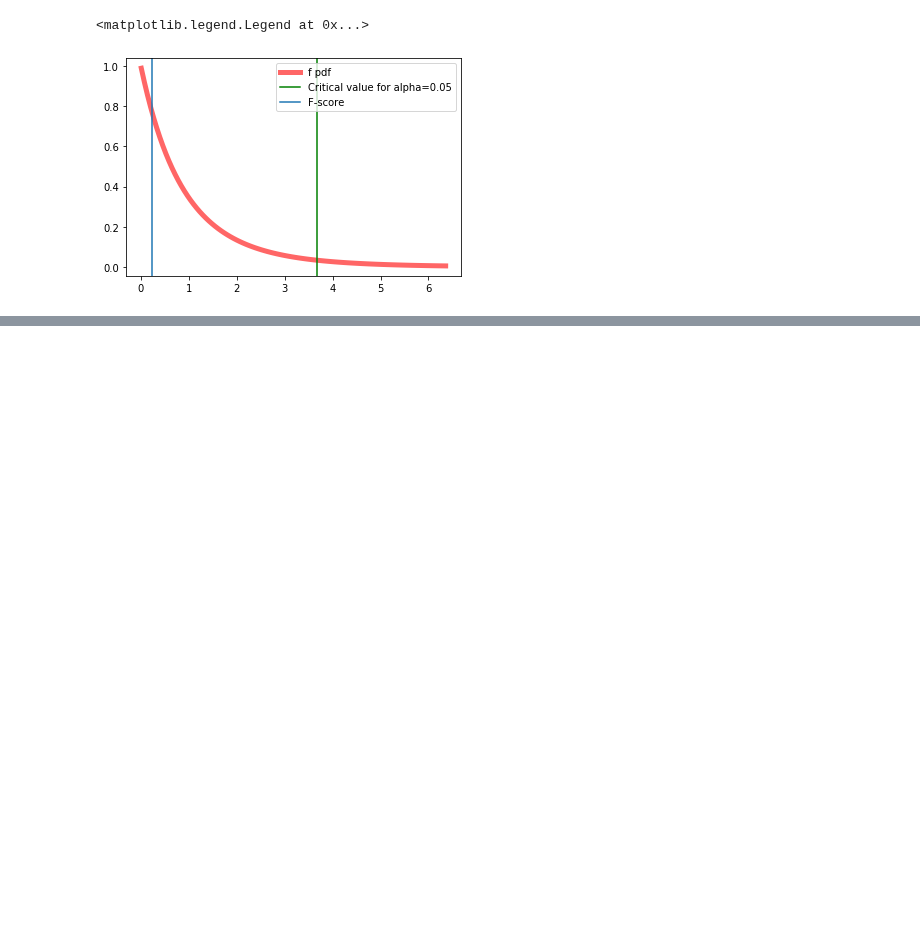
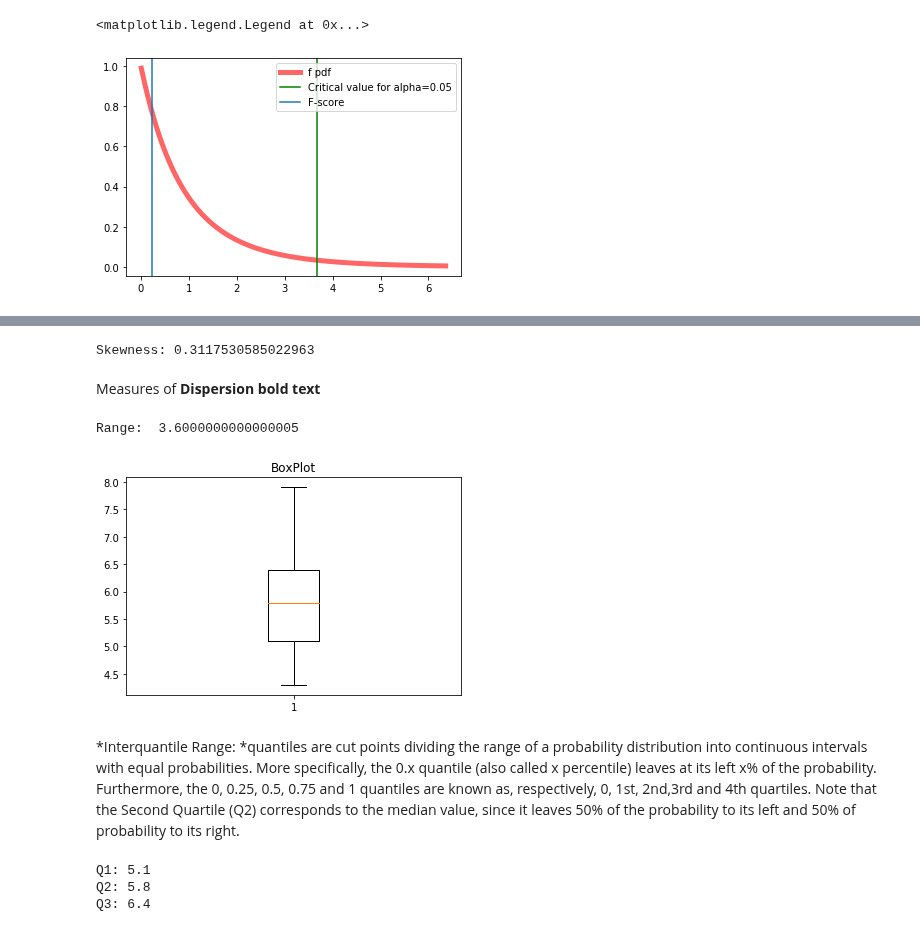
Before and after one commit to ragalaa/Directory, a Jupyter notebook: Statistics_Anova_Test(F_score).ipynb, the cells around one changed output, grey strips where cells are left out. Cells and saved outputs as stored; diff of their text form; code cells hidden in the pictures; blank space fills up the shorter version.

```diff
--- a/Statistics_Anova_Test(F_score).ipynb
+++ b/Statistics_Anova_Test(F_score).ipynb
@@ -153,0 +204,7 @@ We can conclude (with an error of 5%, or alternatively, with a confidence of 95%
+# %%
+##Let’s compute the Skewness:
+
+from scipy.stats import skew
+print('Skewness: {}'.format(skew(x)))
+# %% [output]
+Skewness: 0.3117530585022963
@@ -153,0 +213,28 @@ We can conclude (with an error of 5%, or alternatively, with a confidence of 95%
+# %% [markdown]
+Measures of **Dispersion** **bold text**
+# %%
+###Range: it is the most intuitive measure of dispersion. It is computed as the difference between the maximum and minimum values, and it suggests how spread our data are.
+
+r=x.max()-x.min()
+print('Range: ',r)
+# %% [output]
+Range:  3.6000000000000005
+# %%
+fig1, ax1 = plt.subplots()
+ax1.set_title('BoxPlot')
+ax1.boxplot(x);
+# %% [output]
+[figure, added]
+# %% [markdown]
+*Interquantile Range: *quantiles are cut points dividing the range of a probability distribution into continuous intervals with equal probabilities. More specifically, the 0.x quantile (also called x percentile) leaves at its left x% of the probability. Furthermore, the 0, 0.25, 0.5, 0.75 and 1 quantiles are known as, respectively, 0, 1st, 2nd,3rd and 4th quartiles. Note that the Second Quartile (Q2) corresponds to the median value, since it leaves 50% of the probability to its left and 50% of probability to its right.
+# %%
+Q1=np.percentile(x, 25)
+Q2=np.percentile(x, 50)
+Q3=np.percentile(x, 75)
+print('Q1: {}'.format(Q1))
+print('Q2: {}'.format(Q2))
+print('Q3: {}'.format(Q3))
+# %% [output]
+Q1: 5.1
+Q2: 5.8
+Q3: 6.4
```
Also changed, not shown: parts of 28 cells of this notebook.
